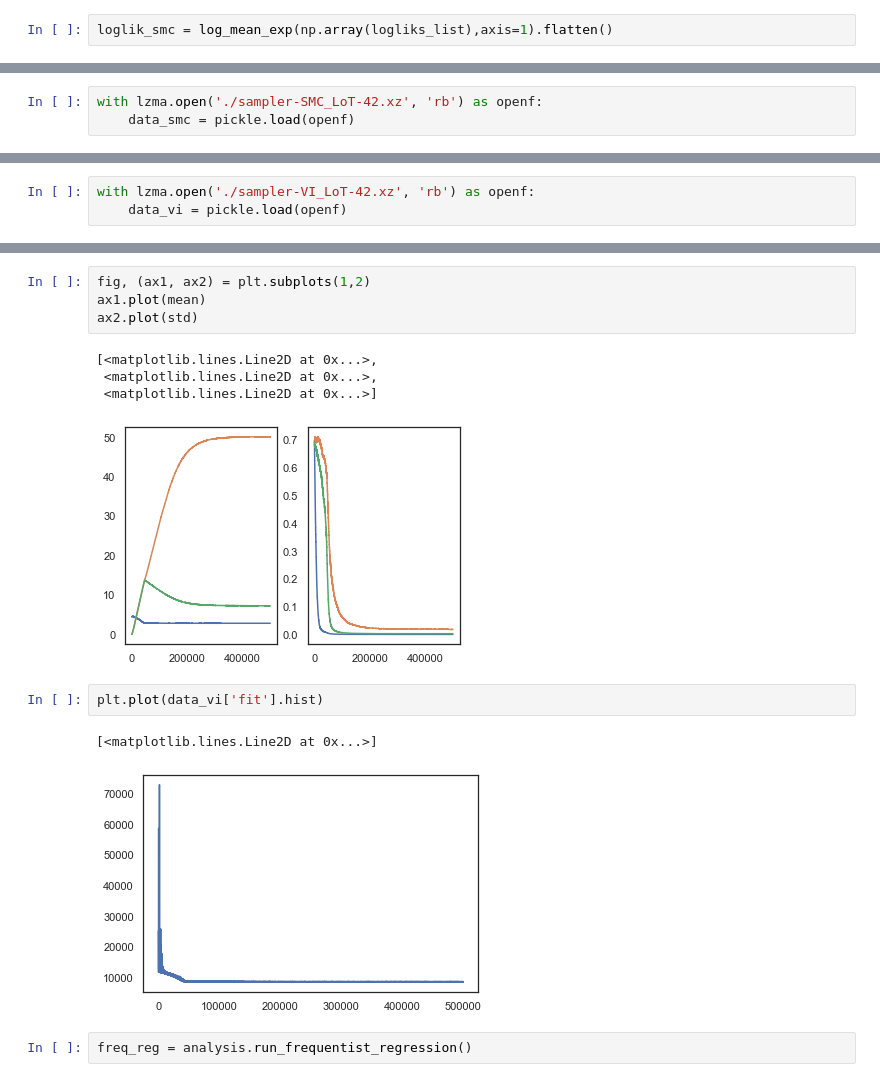
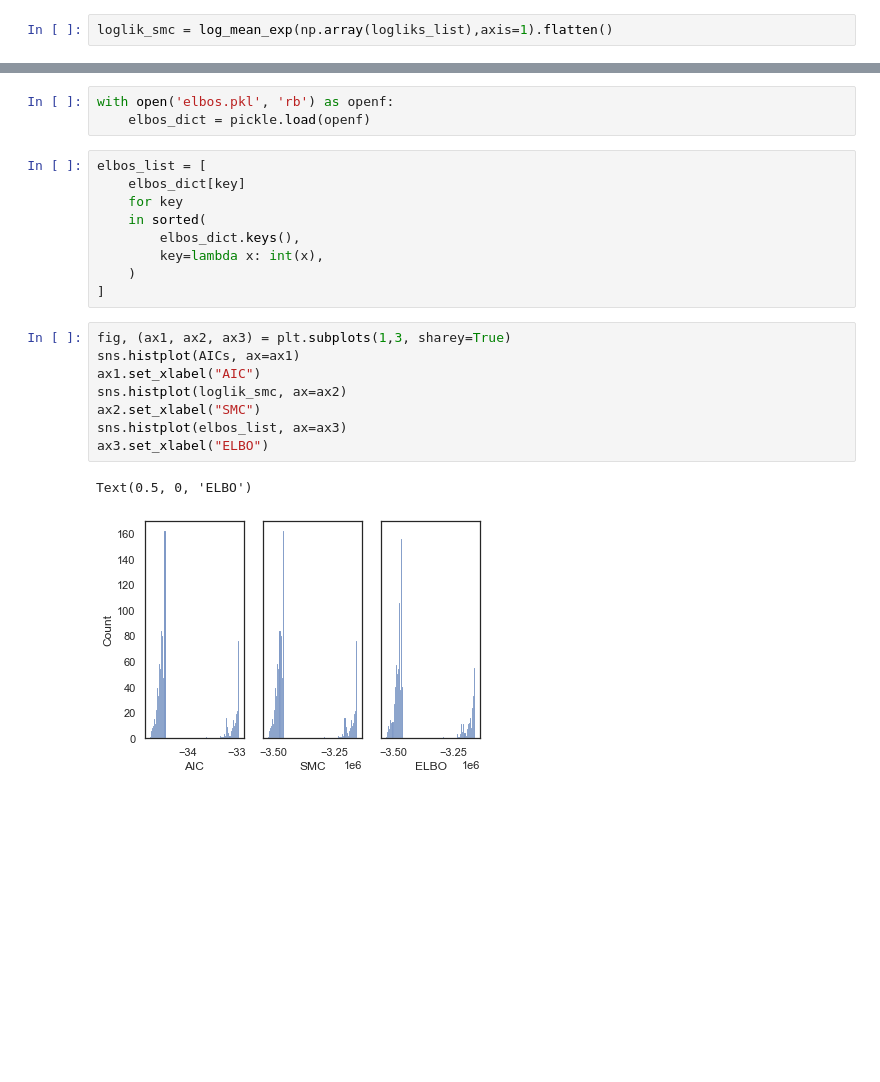
Before and after one commit to thelogicalgrammar/inferringLoT, a Jupyter notebook: NeuralNetworksLoT/bayesianModel/rapid_tests.ipynb, the cells around one changed output, grey strips where cells are left out. Saved outputs shown, nothing was run; the diff lists cells and outputs as text; blank space fills up the shorter version.

```diff
--- a/bayesianModel/rapid_tests.ipynb
+++ b/NeuralNetworksLoT/bayesianModel/rapid_tests.ipynb
@@ -573,3 +465,0 @@ import lzma
-# %%
-with lzma.open('./sampler-SMC_LoT-42.xz', 'rb') as openf:
-    data_smc = pickle.load(openf)
@@ -588,3 +465,0 @@ array([[<AxesSubplot:title={'center':'a_0'}>,
-# %%
-with lzma.open('./sampler-VI_LoT-42.xz', 'rb') as openf:
-    data_vi = pickle.load(openf)
@@ -607,16 +466,23 @@ print(mean[-1], std[-1])
-# %%
-fig, (ax1, ax2) = plt.subplots(1,2)
-ax1.plot(mean)
-ax2.plot(std)
-# %% [output]
-[<matplotlib.lines.Line2D at 0x...>,
- <matplotlib.lines.Line2D at 0x...>,
- <matplotlib.lines.Line2D at 0x...>]
-[figure, removed]
-# %%
-plt.plot(data_vi['fit'].hist)
-# %% [output]
-[<matplotlib.lines.Line2D at 0x...>]
-[figure, removed]
-# %%
-freq_reg = analysis.run_frequentist_regression()
+# %%
+with open('elbos.pkl', 'rb') as openf:
+    elbos_dict = pickle.load(openf)
+# %%
+elbos_list = [
+    elbos_dict[key]
+    for key
+    in sorted(
+        elbos_dict.keys(),
+        key=lambda x: int(x),
+    )
+]
+# %%
+fig, (ax1, ax2, ax3) = plt.subplots(1,3, sharey=True)
+sns.histplot(AICs, ax=ax1)
+ax1.set_xlabel("AIC")
+sns.histplot(loglik_smc, ax=ax2)
+ax2.set_xlabel("SMC")
+sns.histplot(elbos_list, ax=ax3)
+ax3.set_xlabel("ELBO")
+# %% [output]
+Text(0.5, 0, 'ELBO')
+[figure, added]
```
Also changed, not shown: parts of 66 cells of this notebook, 26 other files.
